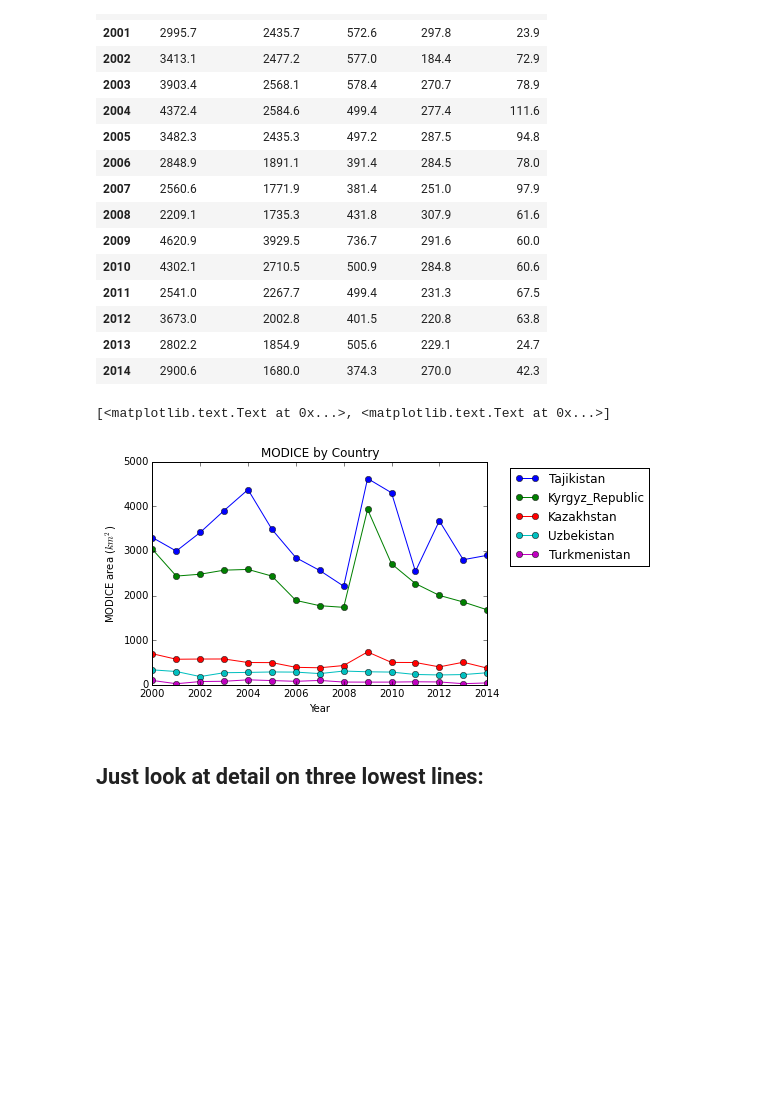
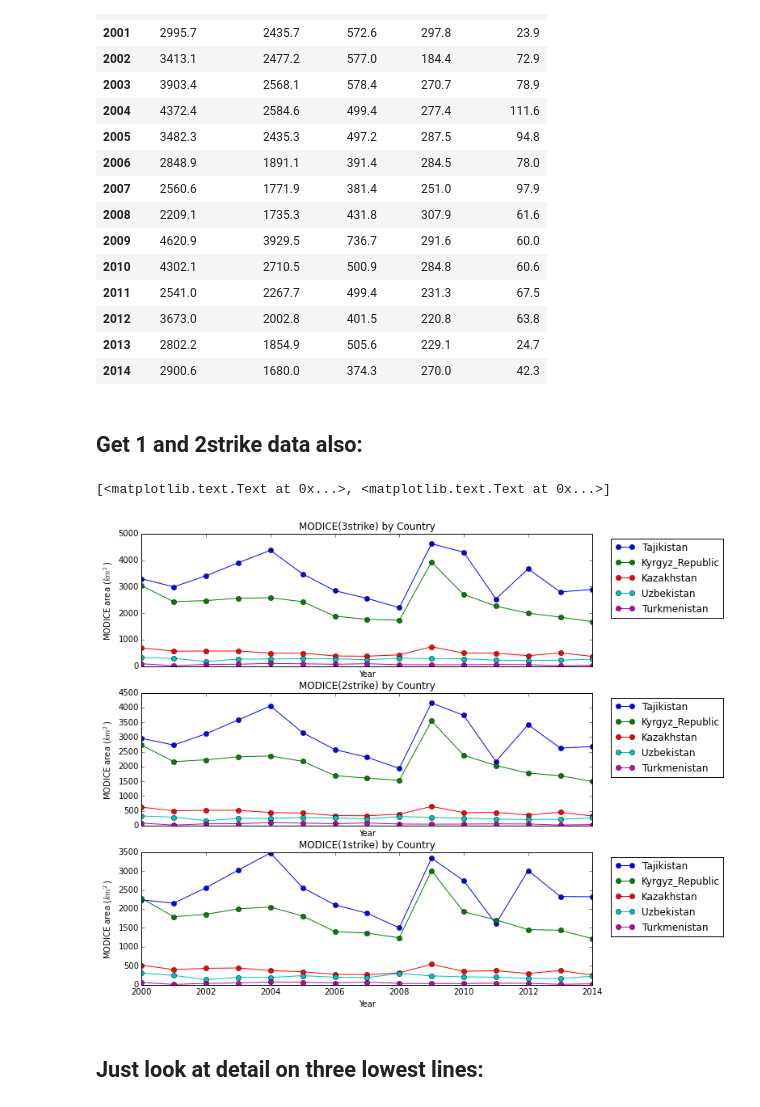
Before and after one commit to mjbrodzik/ipython_notebooks, a Jupyter notebook: charis/modice_area_by_country_and_year.ipynb, the cells around one changed output. Saved outputs shown, nothing was run; the diff lists cells and outputs as text; code cells hidden in the pictures; blank space fills up the shorter version.

Commit message:
Added 1- and 2-strike data to plots.

```diff
--- a/charis/modice_area_by_country_and_year.ipynb
+++ b/charis/modice_area_by_country_and_year.ipynb
@@ -10,8 +10,8 @@ import pandas as pd
 Populating the interactive namespace from numpy and matplotlib
 # %%
 filename = 'modice_v4_3strikes_by_country_by_yr.txt'
-df = pd.read_csv( filename, delim_whitespace=True, index_col=0 )
-df
+df3 = pd.read_csv( filename, delim_whitespace=True, index_col=0 )
+df3
 # %% [output]
 |  | Kazakhstan | Kyrgyz_Republic | Tajikistan | Turkmenistan | Uzbekistan |
 | Year |  |  |  |  |  |
@@ -33,8 +33,8 @@ df
 # %% [markdown]
 ## Reorder columns, descending area
 # %%
-df = df[['Tajikistan','Kyrgyz_Republic','Kazakhstan','Uzbekistan','Turkmenistan']]
-df
+df3 = df3[['Tajikistan','Kyrgyz_Republic','Kazakhstan','Uzbekistan','Turkmenistan']]
+df3
 # %% [output]
 |  | Tajikistan | Kyrgyz_Republic | Kazakhstan | Uzbekistan | Turkmenistan |
 | Year |  |  |  |  |  |
@@ -53,13 +53,32 @@ df
 | 2012 | 3673.0 | 2002.8 | 401.5 | 220.8 | 63.8 |
 | 2013 | 2802.2 | 1854.9 | 505.6 | 229.1 | 24.7 |
 | 2014 | 2900.6 | 1680.0 | 374.3 | 270.0 | 42.3 |
-# %%
-my_colors = list(['b','g','r','c','m'])
-ax = df.plot(style='-o', color=my_colors)
-ax.legend(bbox_to_anchor=(1.5,1.0))
-ax.set(title="MODICE by Country", ylabel='MODICE area ($km^2$)' )
-# %% [output]
-[<matplotlib.text.Text at 0x...>, <matplotlib.text.Text at 0x...>]
-[figure, removed]
+# %% [markdown]
+## Get 1 and 2strike data also:
+# %%
+filename = 'modice_v4_2strikes_by_country_by_yr.txt'
+df2 = pd.read_csv( filename, delim_whitespace=True, index_col=0 )
+df2 = df2[['Tajikistan','Kyrgyz_Republic','Kazakhstan','Uzbekistan','Turkmenistan']]
+filename = 'modice_v4_1strikes_by_country_by_yr.txt'
+df1 = pd.read_csv( filename, delim_whitespace=True, index_col=0 )
+df1 = df1[['Tajikistan','Kyrgyz_Republic','Kazakhstan','Uzbekistan','Turkmenistan']]
+# %%
+my_colors = list(['b','g','r','c','m'])
+fig, axes = plt.subplots(nrows=3, ncols=1, sharex=True, figsize=(10,10))
+
+df3.plot(ax=axes[0], style='-o', color=my_colors)
+axes[0].legend(bbox_to_anchor=(1.3,1.0))
+axes[0].set(title="MODICE(3strike) by Country", ylabel='MODICE area ($km^2$)' )
+
+df2.plot(ax=axes[1], style='-o', color=my_colors)
+axes[1].legend(bbox_to_anchor=(1.3,1.0))
+axes[1].set(title="MODICE(2strike) by Country", ylabel='MODICE area ($km^2$)' )
+
+df1.plot(ax=axes[2], style='-o', color=my_colors)
+axes[2].legend(bbox_to_anchor=(1.3,1.0))
+axes[2].set(title="MODICE(1strike) by Country", ylabel='MODICE area ($km^2$)' )
+# %% [output]
+[<matplotlib.text.Text at 0x...>, <matplotlib.text.Text at 0x...>]
+[figure, added]
 # %% [markdown]
 ## Just look at detail on three lowest lines:
```
Also changed, not shown: parts of 4 cells of this notebook, 2 other files.
